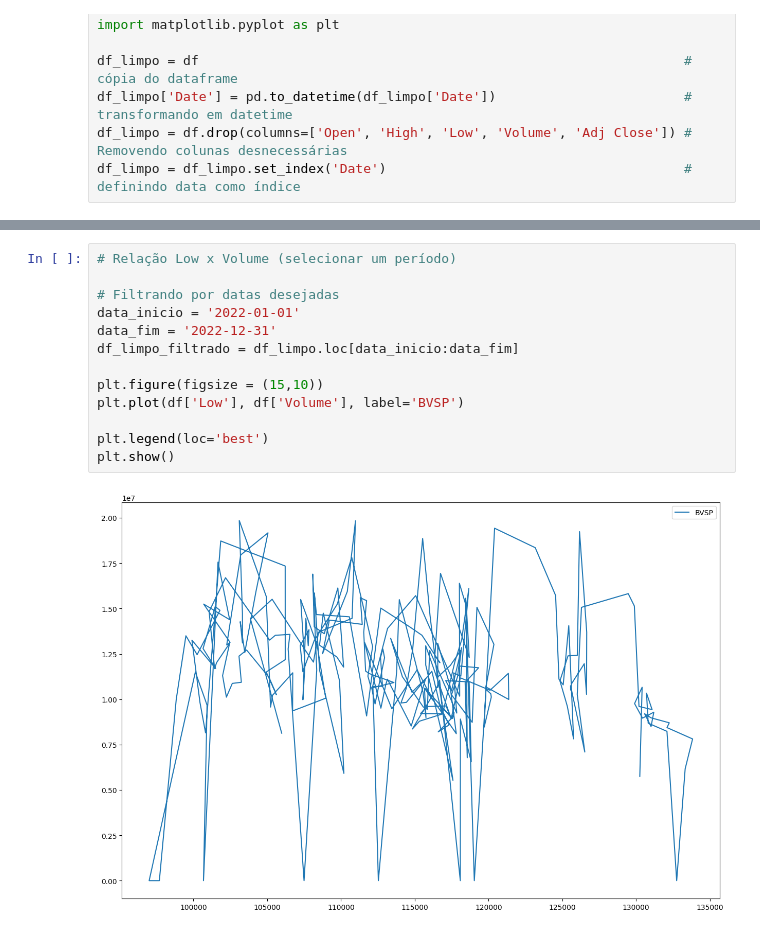
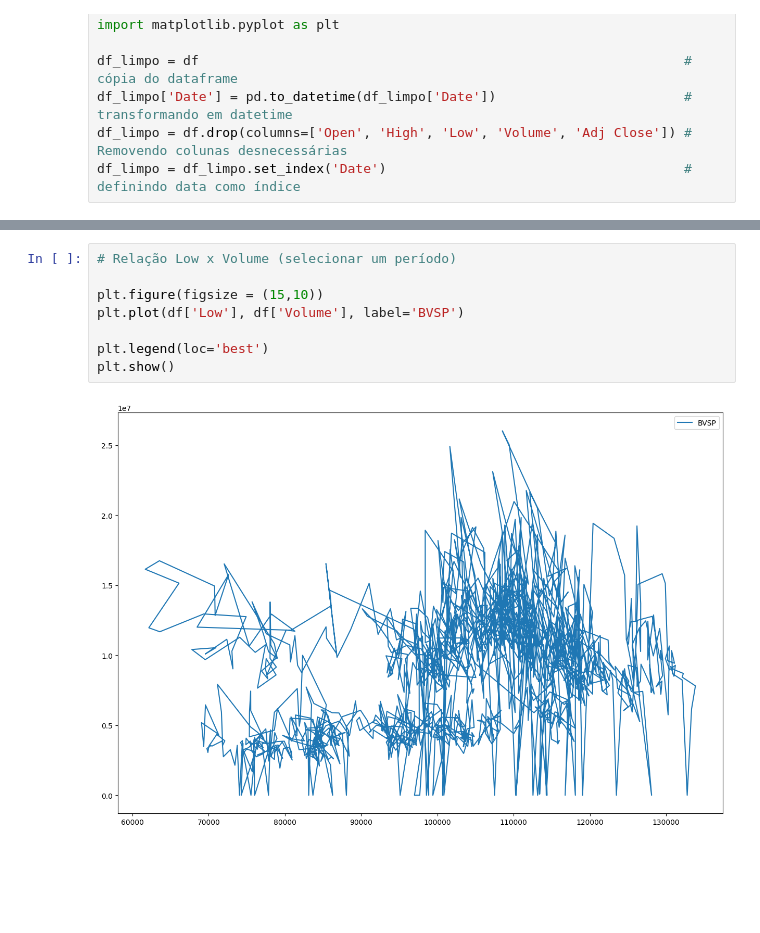
Before and after one commit to icarocarmona/Tech-Challenges-DTAT-Grupo-26, a Jupyter notebook: Machine_Learning_and_Time_Series/Complemento_BEA_EAD_Tech_Fase2.ipynb, the cells around one changed output, grey strips where cells are left out. Saved outputs shown, nothing was run; the diff lists cells and outputs as text; blank space fills up the shorter version.

```diff
--- a/Machine_Learning_and_Time_Series/Complemento_BEA_EAD_Tech_Fase2.ipynb
+++ b/Machine_Learning_and_Time_Series/Complemento_BEA_EAD_Tech_Fase2.ipynb
@@ -194,15 +168,10 @@ plt.show()
 # %%
 # Relação Low x Volume (selecionar um período)
-
-# Filtrando por datas desejadas
-data_inicio = '2022-01-01'
-data_fim = '2022-12-31'
-df_limpo_filtrado = df_limpo.loc[data_inicio:data_fim]
 
 plt.figure(figsize = (15,10))
 plt.plot(df['Low'], df['Volume'], label='BVSP')
 
 plt.legend(loc='best')
 plt.show()
 # %% [output]
-[figure, old version]
+[figure, new version]
```
Also changed, not shown: parts of 11 cells of this notebook.
